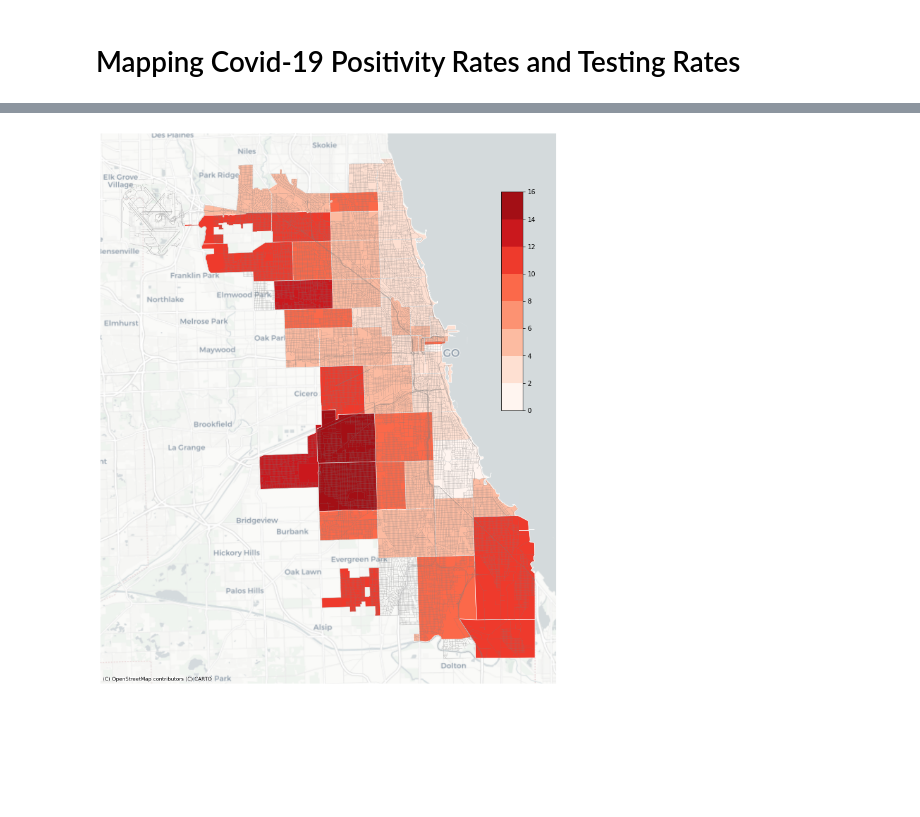
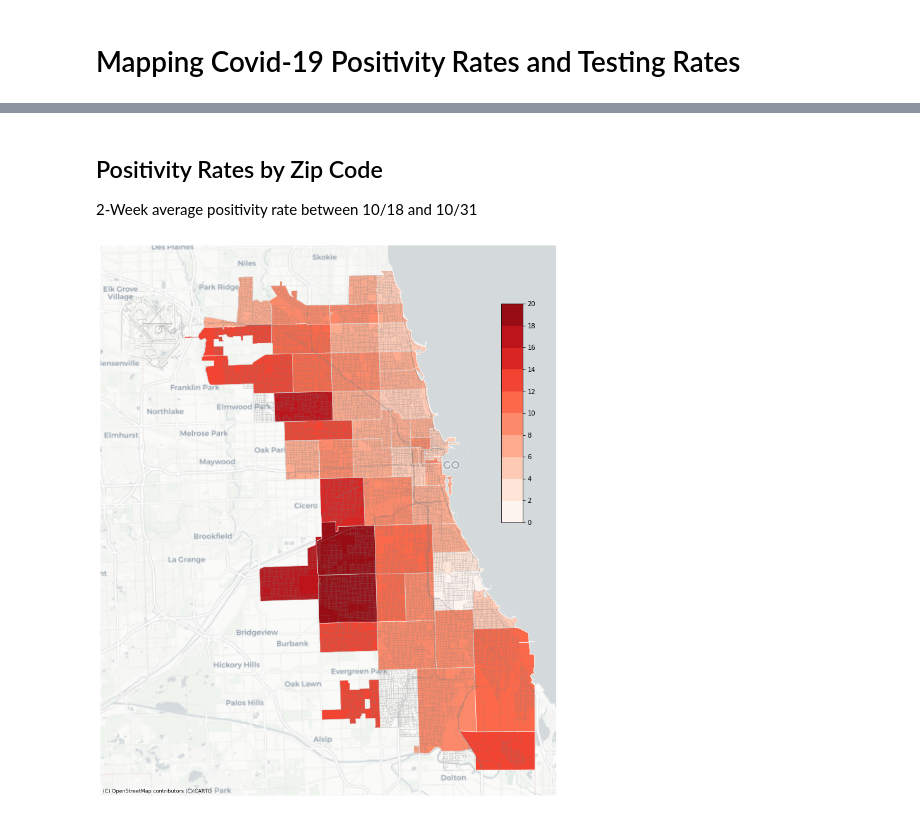
Before and after one commit to Jamilmirabito/chicago_covid_19_zip_code_analysis, a Jupyter notebook: mapping_pos_rates.ipynb, the cells around one changed output, grey strips where cells are left out. Saved outputs shown, nothing was run; the diff lists cells and outputs as text; code cells hidden in the pictures; blank space fills up the shorter version.

```diff
--- a/mapping_pos_rates.ipynb
+++ b/mapping_pos_rates.ipynb
@@ -36,11 +20,7 @@ two_wk_avg_pos.ZCTA = two_wk_avg_pos.ZCTA.astype(int)
-# %%
-df = pd.merge(df, two_wk_avg_pos, on='ZCTA')
-# %%
-df.drop_duplicates(subset='ZCTA', inplace=True)
 # %%
+# Convert decimals to numbers
 df['posRate'] = df['posRate']*100
+df['2weeksprior'] = df['2weeksprior']*100
 df['testpercent'] = df['testpercent']*100
+df['percent_change_pos_rate'] = df['percent_change_pos_rate']*100
-# %%
-# Calculating percentage point difference in positivity rates between prior two weeks and most recent 2 weeks.
-df['percent_change_pos_rate'] = (df['posRate'] - df['2weeksprior'])
 # %%
@@ -89,42 +61,38 @@ import contextily as ctx
 import matplotlib as mpl
 streets = gpd.read_file('Street Center Lines/geo_export_7dc21389-c9d3-4a8a-a9b1-8e20ca2e01dc.shp')
 streets = streets[streets.geometry.notnull()]
+# %% [markdown]
+## Positivity Rates by Zip Code
+2-Week average positivity rate between 10/18 and 10/31
 # %%
 # Covid Positivity Rates by Zip Code
-
 fig, ax = plt.subplots(figsize=(16,16))
+# converting Chicago streets file to crs using Chicago-specific epsg code
 streets.to_crs(epsg=26971).plot(ax=ax, color = 'grey', linewidth= 0.2)
 
+# Creating color scheme for map
 cm = plt.get_cmap('Reds')
-scheme = [cm(i / 8) for i in range(0, 8)]
-bins = list(np.arange(0, 18, 2))
+scheme = [cm(i / 10) for i in range(0, 10)]
+bins = list(np.arange(0, 22, 2))
 
-
-# labels = ['0.0 - 2.5', '2.5 - 5.0', '5.0 - 7.5', '7.5 - 10.0', '10.0 - 12.5', '12.5 - 15.0']
+# Plotting map and re-assigning continuous variables to groupbed bins
 complete_df.to_crs(epsg=26971).assign(buckets = UserDefined(complete_df.posRate, bins).yb).plot(column='buckets',
                                          cmap=mpl.colors.ListedColormap(scheme), linewidth=.6, edgecolor='white',
                                          categorical=True, ax=ax)
+
+# Adding basemap (surrounding area)
 ctx.add_basemap(ax, crs='EPSG:26971', source=ctx.providers.CartoDB.Positron)
-# plt.title('Chicago Positivity Rates by Zip Code', fontsize=20)
 ax.axis('off')
 
-# ax.get_legend().get_texts()[0].set_text(labels[0])
-# ax.get_legend().get_texts()[1].set_text(labels[1])
-# ax.get_legend().get_texts()[2].set_text(labels[2])
-# ax.get_legend().get_texts()[3].set_text(labels[3])
-# ax.get_legend().get_texts()[4].set_text(labels[4])
-# ax.get_legend().get_texts()[5].set_text(labels[5])
-# ax.get_legend().set_title('Percent Positive\n')
-
+# Creating color bar legend
 ax_legend = fig.add_axes([0.75, 0.5, 0.03, 0.3], zorder=3)
 cmap = mpl.colors.ListedColormap(scheme)
 cb = mpl.colorbar.ColorbarBase(ax_legend, cmap=cmap, ticks=bins, boundaries=bins, orientation='vertical')
 cb.ax.set_xticklabels([str(round(i, 1)) for i in bins])
 
-#plt.axis(‘equal’)
 plt.show()
 # %% [output]
-[figure, old version]
+[figure, new version]
 # %%
 # Top 5 Zip Codes with highest Positivity Rates
 complete_df.sort_values(by='posRate', ascending=False).head()
```
Also changed, not shown: parts of 25 cells of this notebook, 7 other files.
